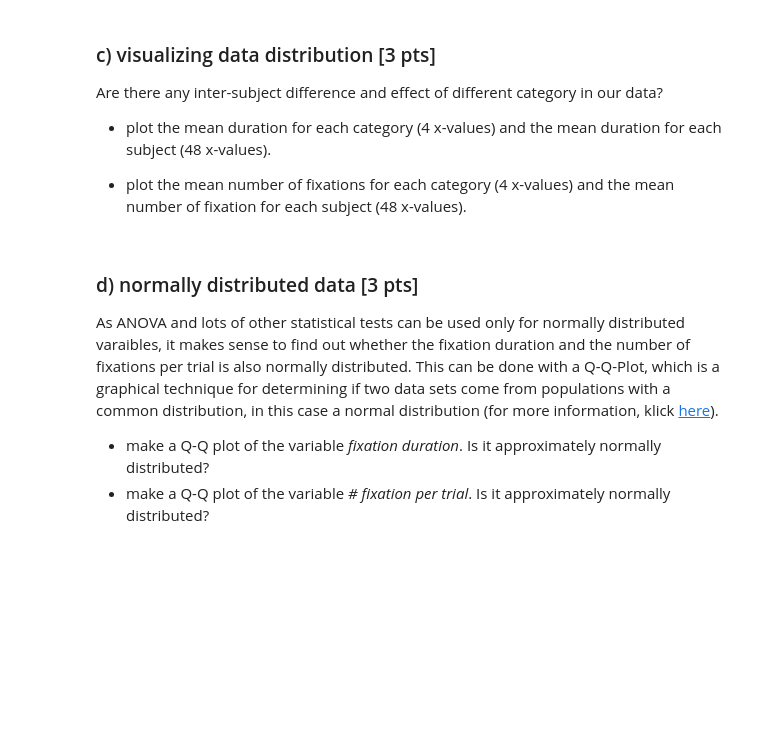
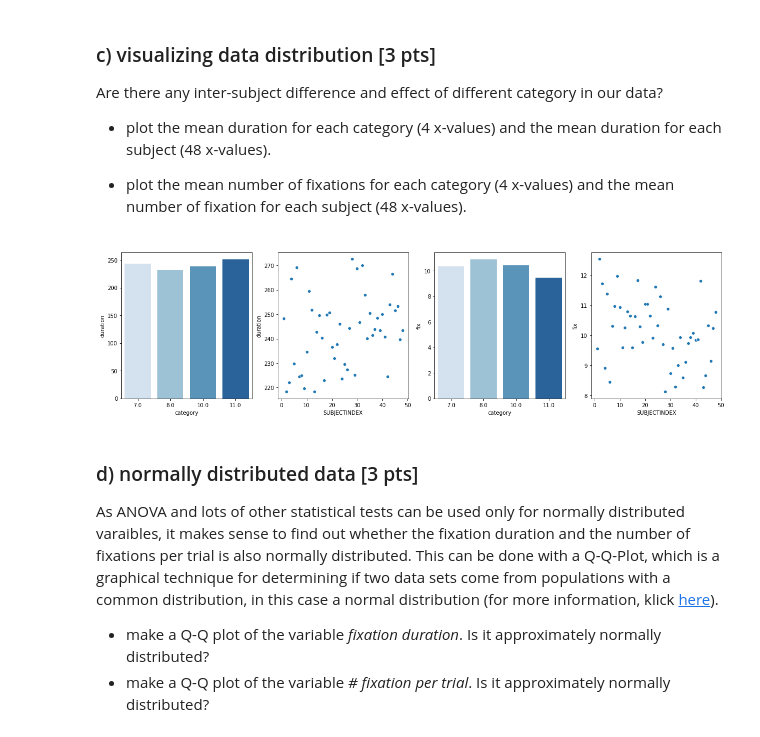
Before and after one commit to NBP-ACC/week-7-acc_5, a Jupyter notebook: Sheet05.ipynb, the cells around one changed output. Drawn from its saved outputs; the diff is of its cells as text; code cells hidden in the pictures; blank space fills up the shorter version.

```diff
--- a/Sheet05.ipynb
+++ b/Sheet05.ipynb
@@ -100,20 +86,30 @@ df_category_count.head()
 # %%
+# count number of fixations in a category
+category_fixations = df.groupby('category', as_index=False).agg({'fix': 'count'})
+
+# create new column with renamed categories
 categories = {7:'Natural', 8:'Urban', 10:'Fractals', 11:'Pink-noise'}
 df['categoryname'] = df['category'].map(categories)
 
 # remove rows that have incorrect start or time value
 df = df[(df['start'] > 0) & (df['start'] < 6000)]
+
 # remove NAN rows
 df = df.dropna()
+
 # add duration column
 df['duration'] = df["end"] - df["start"]
 
-df_cleaned = df[(df["duration"] > 100) & (df["duration"] < 400)]
+# remove rows with unrealistic duration values
+df = df[(df["duration"] > 100) & (df["duration"] < 400)]
 
-new_count = df_cleaned.groupby("category").agg({'category': 'count'})
+# count number of fixations again
+new_count = df.groupby('category', as_index=False).agg({'fix': 'count'})
 
-# for all categories
-cats = [7.0, 8.0, 10.0, 11.0]
+# print old and new number of fixations
+print(category_fixations.head())
+print(new_count.head())
+# print the difference
 print("deleted rows:")
-[print(x, df_category_count['category'][x] - new_count['category'][x]) for x in cats]
+print(category_fixations['fix'] - new_count['fix'])
 # %% [output]
@@ -222,3 +152,24 @@ Are there any inter-subject difference and effect of different category in our d
+# %%
+#mean duration for each category
+cat_dur = df.groupby('category', as_index=False)['duration'].mean()
+#mean duration for each subject over all categories and trials
+sub_dur = df.groupby('SUBJECTINDEX', as_index=False)['duration'].mean()
+#mean number of fixations for each category
+cat_fix = df.groupby('category', as_index=False)['fix'].mean()
+#mean number of fixations for each subject over all categories and trials
+sub_fix = df.groupby('SUBJECTINDEX', as_index=False)['fix'].mean()
+
+# PLOTTING
+fig, axes = plt.subplots(ncols=4, figsize=(20,5))
+
+sns.barplot(x='category', y='duration', data=cat_dur, palette='Blues', ax=axes[0])
+sns.scatterplot(x='SUBJECTINDEX', y='duration', data=sub_dur, palette='Blues', ax=axes[1])
+sns.barplot(x='category', y='fix', data=cat_fix, palette='Blues', ax=axes[2])
+sns.scatterplot(x='SUBJECTINDEX', y='fix', data=sub_fix, palette='Blues', ax=axes[3])
+
+plt.show()
+# %% [output]
+[figure, added]
 # %% [markdown]
 ### d) normally distributed data [3 pts]
 As ANOVA and lots of other statistical tests can be used only for normally distributed varaibles, it makes sense to find out whether the fixation duration and the number of fixations per trial is also normally distributed. This can be done with a Q-Q-Plot, which  is a graphical technique for determining if two data sets come from populations with a common distribution, in this case a normal distribution (for more information, klick [here](https://www.itl.nist.gov/div898/handbook/eda/section3/eda33o.htm)).
```
Also changed, not shown: parts of 14 cells of this notebook, 1 other file.
